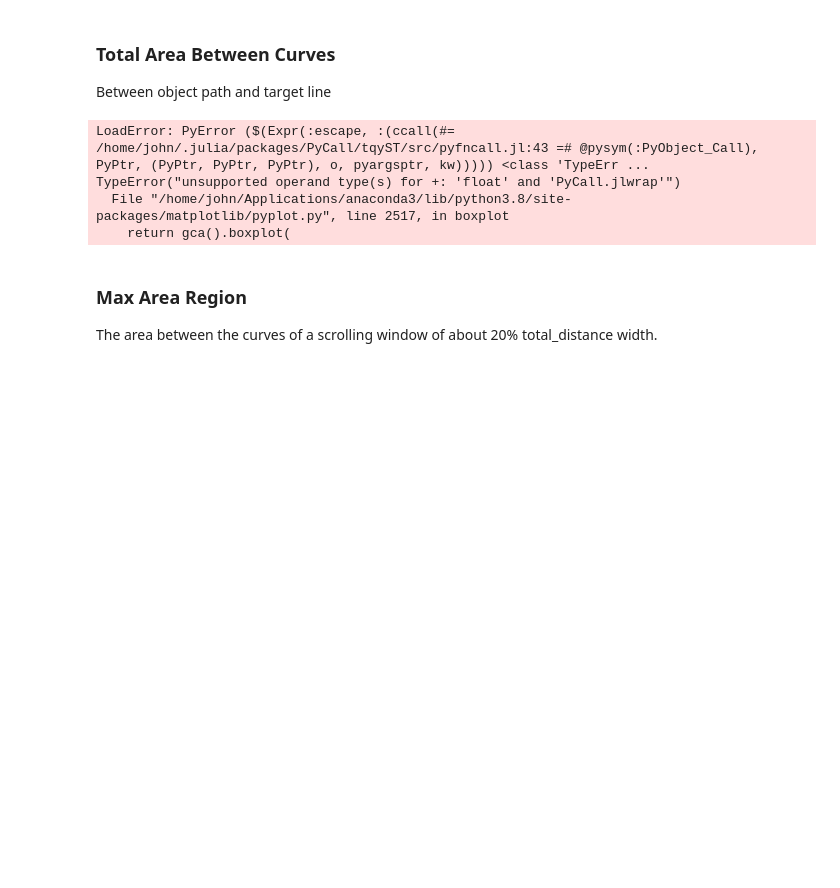
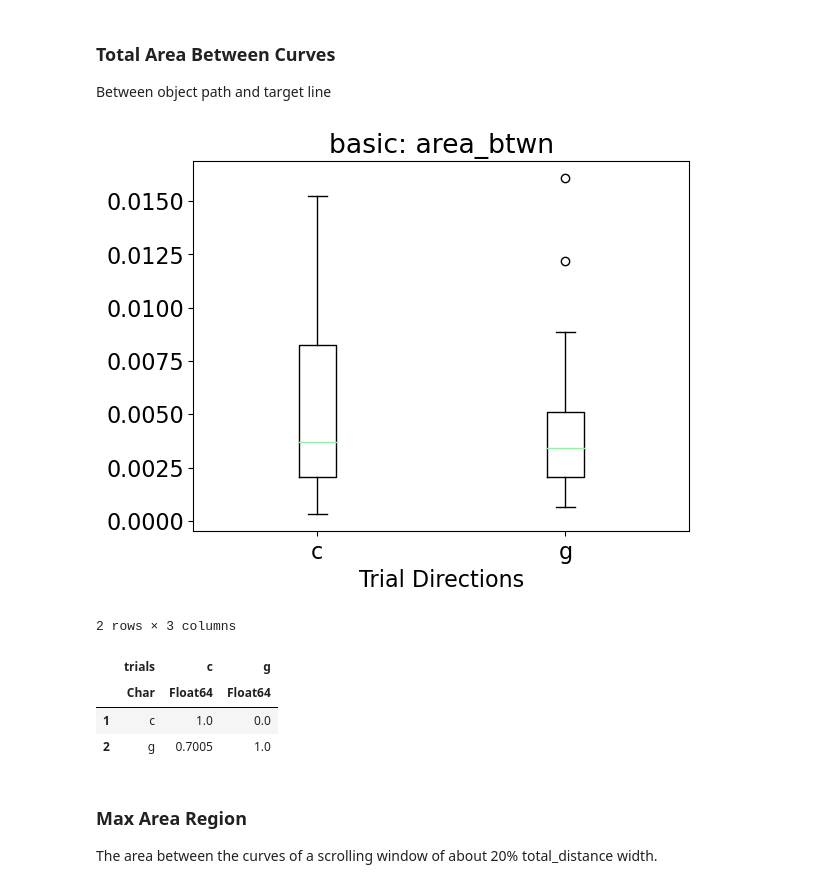
Before and after one commit to NotCras/asterisk_test, a Jupyter notebook: data_analysis_julia-Copy1.ipynb, the cells around one changed output. Cells and saved outputs as stored; diff of their text form; code cells hidden in the pictures; blank space fills up the shorter version.

```diff
--- a/data_analysis_julia-Copy1.ipynb
+++ b/data_analysis_julia-Copy1.ipynb
@@ -331,13 +344,15 @@ compare_2_directions(:t_fd)
 ### Total Area Between Curves
 Between object path and target line
 # %%
-compare_metrics(:area_btwn, df_hand)
-compare_2_directions(:area_btwn)
+compare_metrics(:area_btwn, df_hand, ['c','g'])
+compare_2_directions(:area_btwn, ['c','g'])
 # %% [output]
+[figure, added]
-LoadError: PyError ($(Expr(:escape, :(ccall(#= /home/john/.julia/packages/PyCall/tqyST/src/pyfncall.jl:43 =# @pysym(:PyObject_Call), PyPtr, (PyPtr, PyPtr, PyPtr), o, pyargsptr, kw))))) <class 'TypeErr ...
-TypeError("unsupported operand type(s) for +: 'float' and 'PyCall.jlwrap'")
-  File "/home/john/Applications/anaconda3/lib/python3.8/site-packages/matplotlib/pyplot.py", line 2517, in boxplot
-    return gca().boxplot(
+2 rows × 3 columns
+|  | trials | c | g |
+|  | Char | Float64 | Float64 |
+| 1 | c | 1.0 | 0.0 |
+| 2 | g | 0.7005 | 1.0 |
 # %% [markdown]
 ### Max Area Region
 The area between the curves of a scrolling window of about 20% total_distance width.
```
Also changed, not shown: parts of 15 cells of this notebook, 2 other files.
